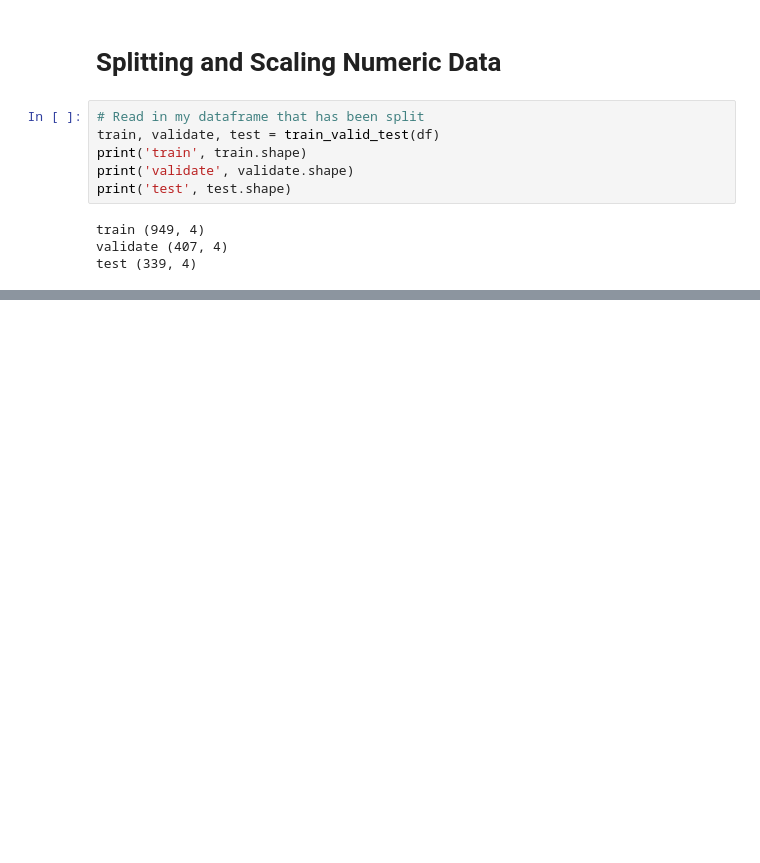
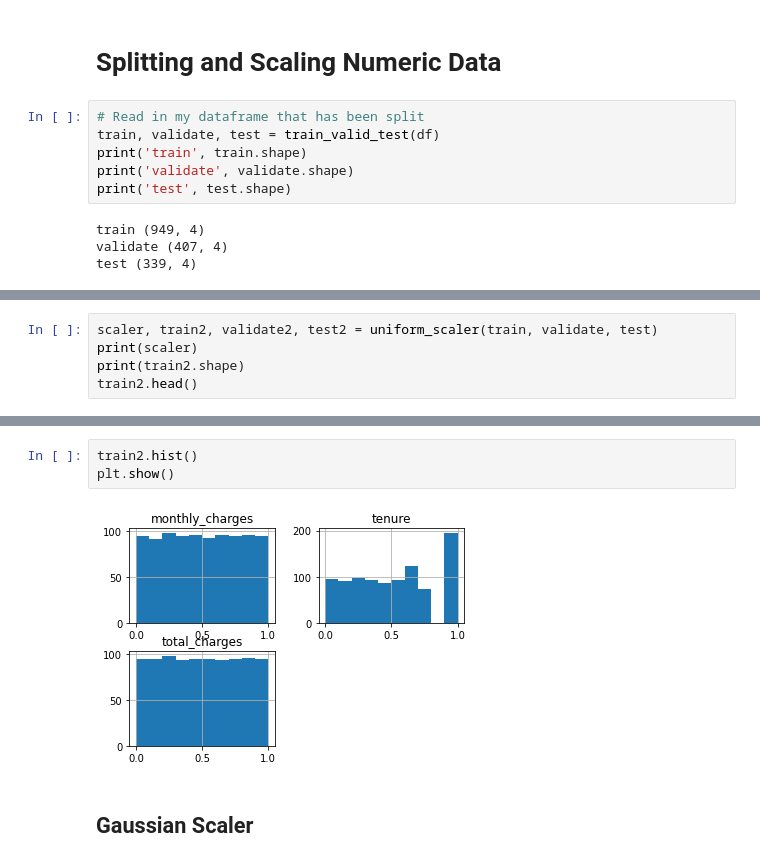
Before and after one commit to CSolitaire/regression-exercises, a Jupyter notebook: wrangle.ipynb, the cells around one changed output, grey strips where cells are left out. Saved outputs shown, nothing was run; the diff lists cells and outputs as text; blank space fills up the shorter version.

```diff
--- a/wrangle.ipynb
+++ b/wrangle.ipynb
@@ -243,0 +288,5 @@ test (339, 4)
+# %%
+scaler, train2, validate2, test2 = uniform_scaler(train, validate, test)
+print(scaler)
+print(train2.shape)
+train2.head()
@@ -243,0 +302,7 @@ test (339, 4)
+# %%
+train2.hist()
+plt.show()
+# %% [output]
+[figure, added]
+# %% [markdown]
+## Gaussian Scaler
```
Also changed, not shown: parts of 17 cells of this notebook, 2 other files.
